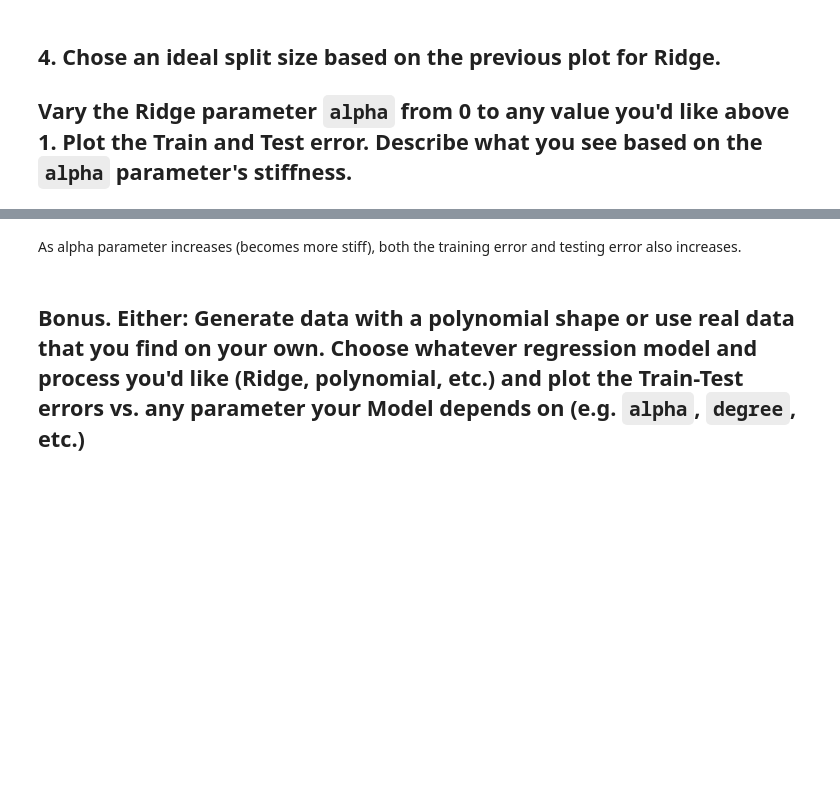
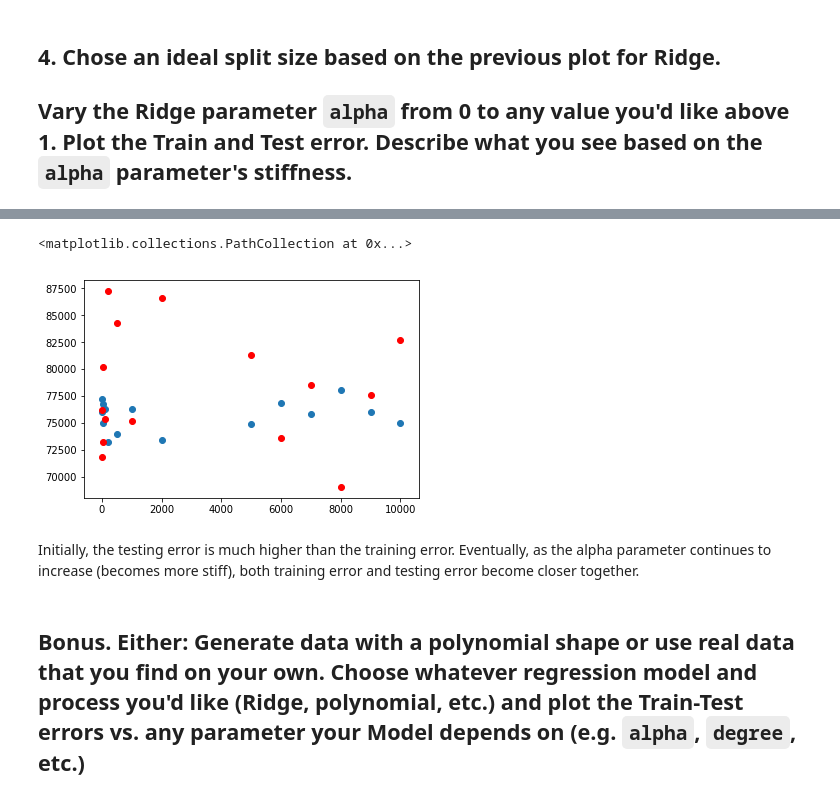
Before and after one commit to philipjslee/mlnn_personal, a Jupyter notebook: assignments/5.ipynb, the cells around one changed output, grey strips where cells are left out. Saved outputs shown, nothing was run; the diff lists cells and outputs as text; code cells hidden in the pictures; blank space fills up the shorter version.

```diff
--- a/assignments/5.ipynb
+++ b/assignments/5.ipynb
@@ -259,0 +143,18 @@ plt.scatter(alpha, a_test_error, c = 'r')
+# %%
+alpha_values = [1, 10, 25, 50, 100, 200, 500, 1000, 2000, 5000, 6000, 7000, 8000, 9000, 10000]
+error_list=[]
+
+for av in alpha_values:
+
+    x_train, x_test, y_train, y_test = train_test_split(x, y, train_size=.8)
+    x_train = x_train.reshape(-1,1)
+    x_test = x_test.reshape(-1,1)
+    y_train = y_train.reshape(-1,1)
+    y_test = y_test.reshape(-1,1)
+
+    model = Ridge(alpha=av).fit(x_train, y_train)
+
+    train_error = mean_squared_error(y_train, model.predict(x_train))
+    test_error = mean_squared_error(y_test, model.predict(x_test))
+
+    error_list.append((av, train_error, test_error))
@@ -260,5 +179,17 @@ plt.scatter(alpha, a_test_error, c = 'r')
+# %%
+col1 = [x[0] for x in error_list]
+col2 = [x[1] for x in error_list]
+col3 = [x[2] for x in error_list]
+
+# train error plot
+plt.scatter(col1, col2)
+# test error plot
+plt.scatter(col1, col3, c = 'r')
+# %% [output]
+<matplotlib.collections.PathCollection at 0x...>
+[figure, added]
 # %% [markdown]
-As alpha parameter increases (becomes more stiff), both the training error and testing error also increases.
+Initially, the testing error is much higher than the training error. Eventually, as the alpha parameter continues to increase (becomes more stiff), both training error and testing error become closer together.
 # %% [markdown]
 ## Bonus. Either: Generate data  with a polynomial shape or use real data that you find on your own. Choose whatever regression model and process you'd like (Ridge, polynomial, etc.) and plot the Train-Test errors vs. any parameter your Model depends on (e.g. `alpha`, `degree`, etc.)
 # %%
```
Also changed, not shown: parts of 53 cells of this notebook.
